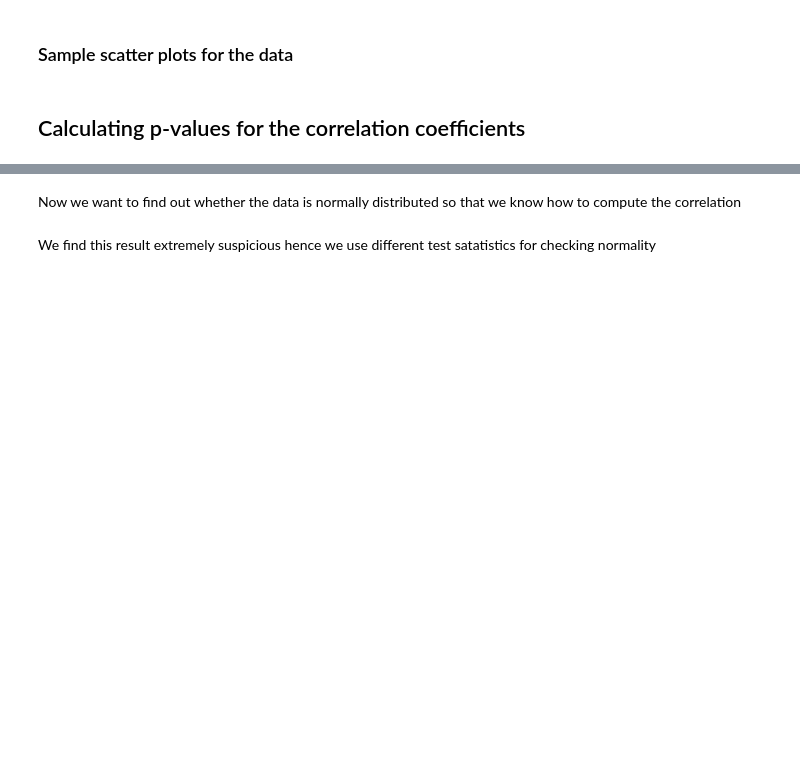
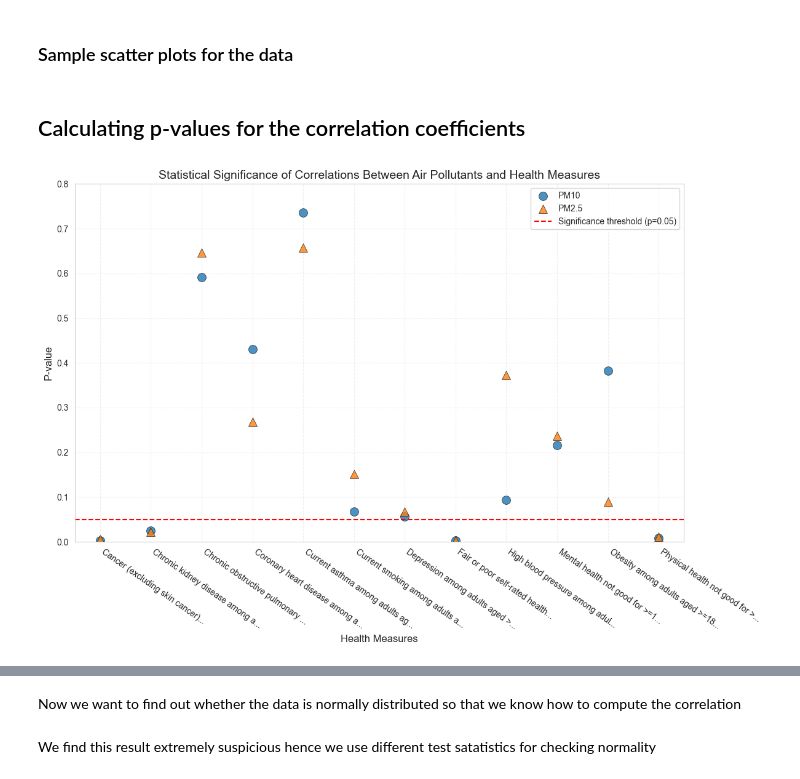
Before and after one commit to filoooooonov/pse-project, a Jupyter notebook: project.ipynb, the cells around one changed output, grey strips where cells are left out. Drawn from its saved outputs; the diff is of its cells as text; code cells hidden in the pictures; blank space fills up the shorter version.

Commit message:
Fixed scatterplots

```diff
--- a/project.ipynb
+++ b/project.ipynb
@@ -474,0 +464,59 @@ plt.show()
+# %%
+# Create a more readable visualization of p-values with disease names
+# First, let's create a dataframe that maps disease indices to actual disease names
+disease_names = {
+    i+1: name for i, name in enumerate(disease_columns)
+}
+
+# Convert p-values to a dataframe for easier plotting
+p_values_df = pd.DataFrame(p_value_matrix)
+
+# Create a figure with better formatting
+plt.figure(figsize=(12, 8))
+
+# Set up colors for different pollutants
+colors = ['#1f77b4', '#ff7f0e']
+markers = ['o', '^']
+labels = ['PM10', 'PM2.5']
+
+# Create the scatter plot with a clearer layout - plot ALL points
+for j in range(p_values_df.shape[1]):
+    x_values = np.array(range(1, len(p_values_df) + 1))
+    y_values = p_values_df.iloc[:, j]
+
+    # Plot all points
+    plt.scatter(x_values, y_values,
+                color=colors[j],
+                marker=markers[j],
+                s=100,  # Larger point size
+                alpha=0.8,
+                edgecolors='black',
+                linewidths=0.5,
+                label=labels[j])
+
+# Add significance threshold line
+plt.axhline(y=0.05, color='red', linestyle='--', linewidth=1.5, label='Significance threshold (p=0.05)')
+
+# Improve the x-axis presentation - rotate labels for readability
+plt.xticks(range(1, len(disease_names) + 1),
+           [disease[:30] + '...' if len(disease) > 20 else disease for disease in disease_names.values()],
+           rotation=-35, ha='left')
+
+plt.xlim(0.5, len(disease_names) + 0.5)
+plt.ylim(0, 0.8)  # Set y-axis limit to show all points
+
+# Add labels and title
+plt.xlabel('Health Measures', fontsize=12)
+plt.ylabel('P-value', fontsize=12)
+plt.title('Statistical Significance of Correlations Between Air Pollutants and Health Measures', fontsize=14)
+
+# Add a legend
+plt.legend(loc='upper right', frameon=True)
+
+# Add grid for better readability
+plt.grid(True, linestyle='--', alpha=0.3)
+
+plt.tight_layout()
+plt.show()
+# %% [output]
+[figure, added]
```
Also changed, not shown: parts of 4 cells of this notebook.
